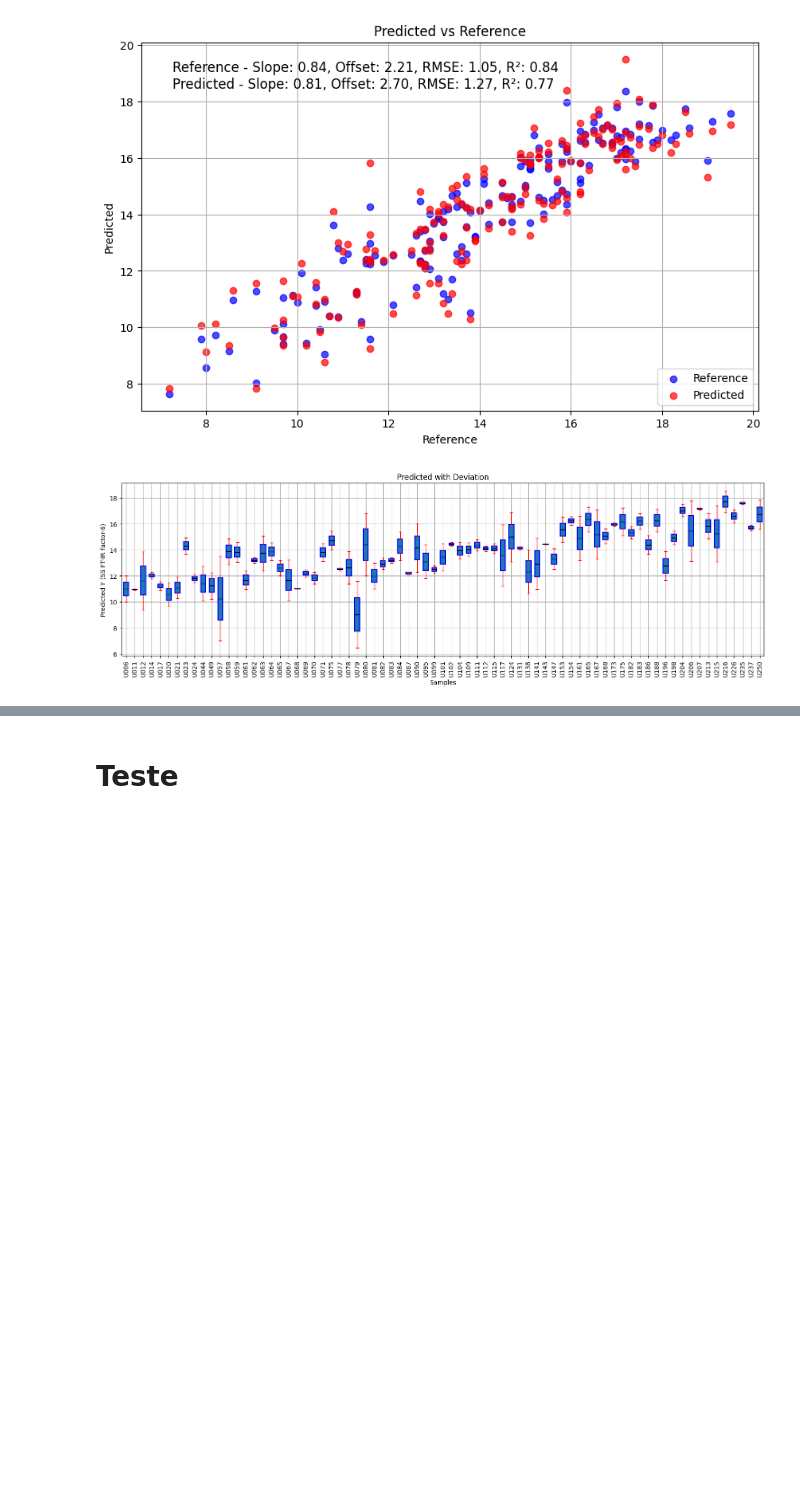
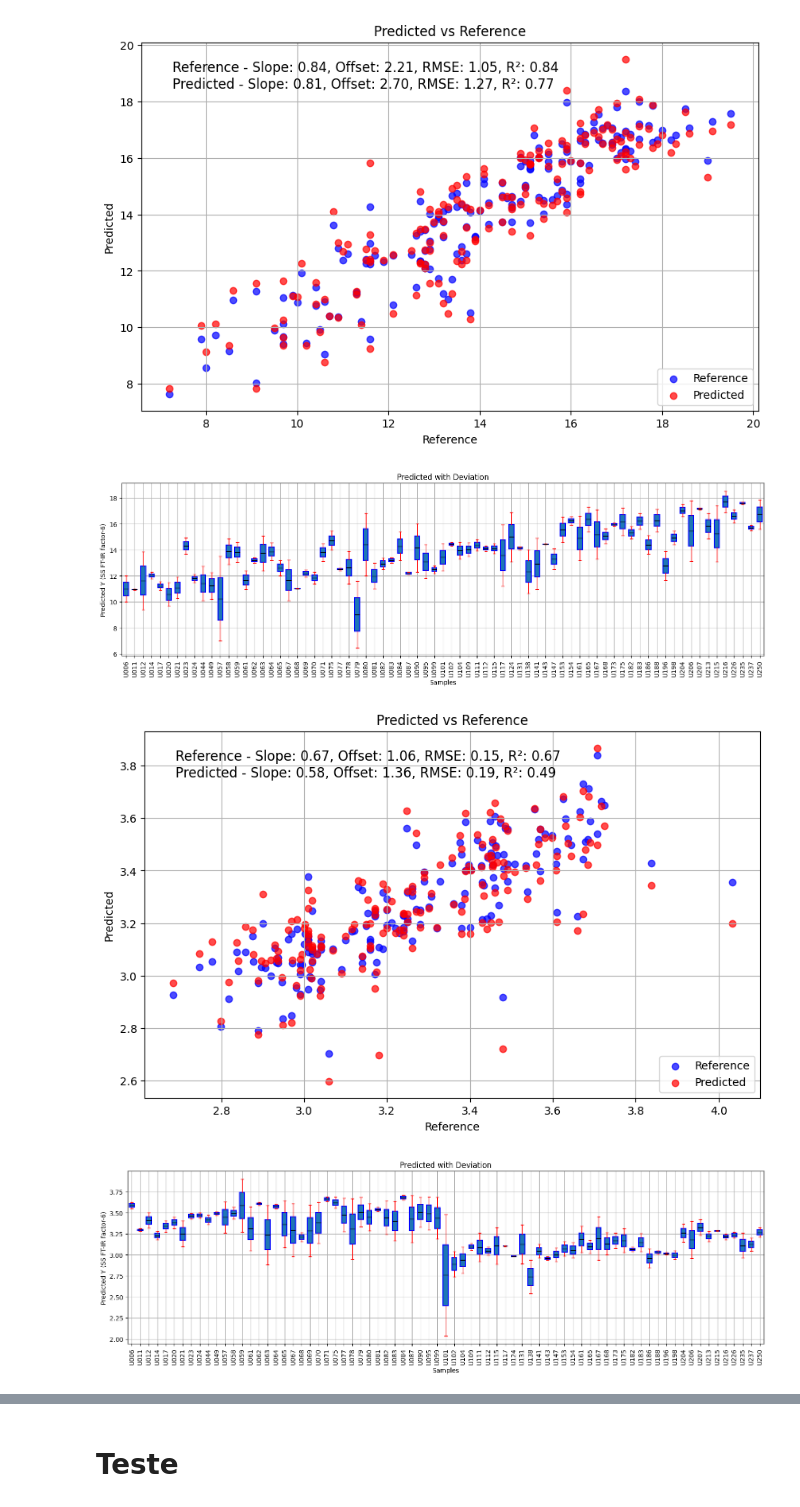
Before and after one commit to xndrxssx/cotton_candy_spectral_analysis, a Jupyter notebook: Partial Least Squares Regression/cotton_candy_PLSR copy.ipynb, the cells around one changed output, grey strips where cells are left out. Saved outputs shown, nothing was run; the diff lists cells and outputs as text; code cells hidden in the pictures; blank space fills up the shorter version.

```diff
--- a/Partial Least Squares Regression/cotton_candy_PLSR copy.ipynb
+++ b/Partial Least Squares Regression/cotton_candy_PLSR copy.ipynb
@@ -284,3 +284,8 @@ calibration, validation, prediction, Y_predict = build_model(df_msc_cal, df_msc_
 # %% [output]
 [figure]
 [figure]
+# %%
+calibration_msc_ph, validation_msc_ph, prediction_msc_ph, Y_predict_msc_ph = build_model(df_msc_cal, df_msc_cal['PH'], df_msc_val, df_msc_val['PH'])
+# %% [output]
+[figure, added]
+[figure, added]
```
Also changed, not shown: parts of 4 cells of this notebook, 9 other files.
